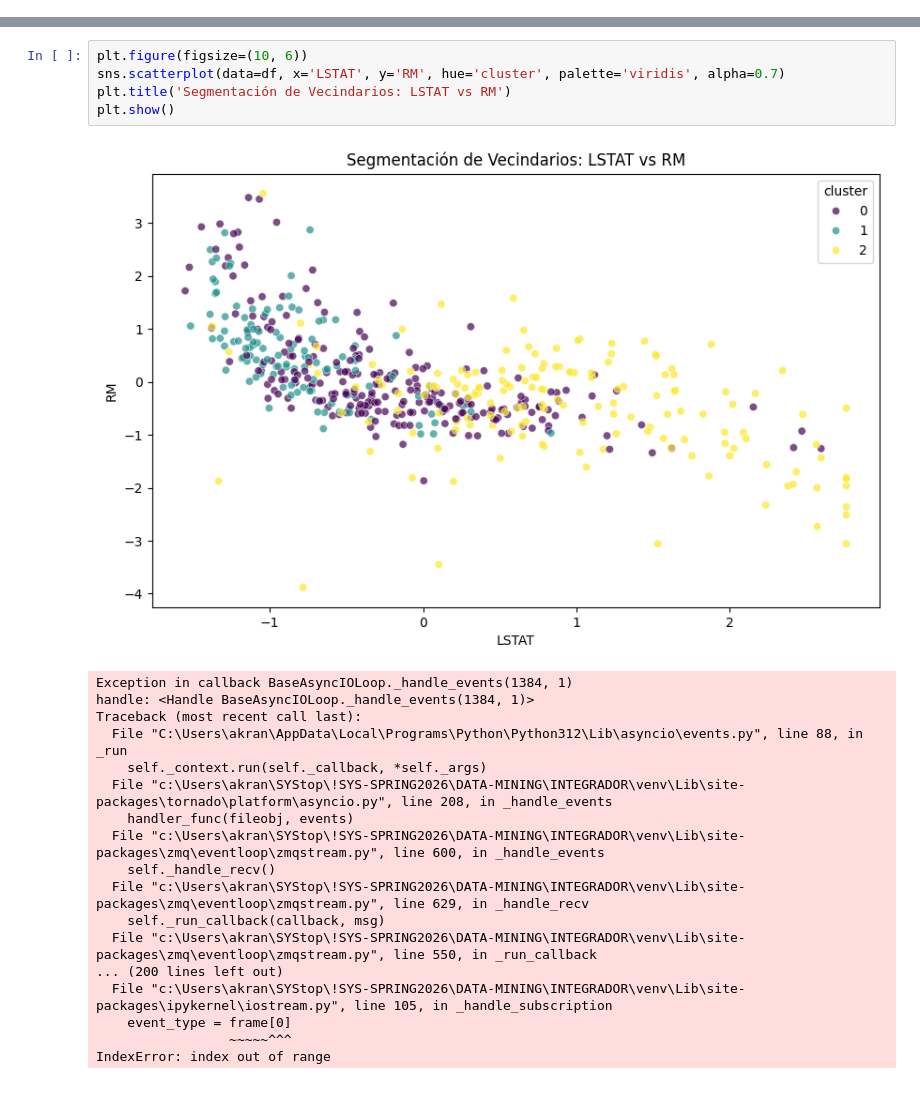
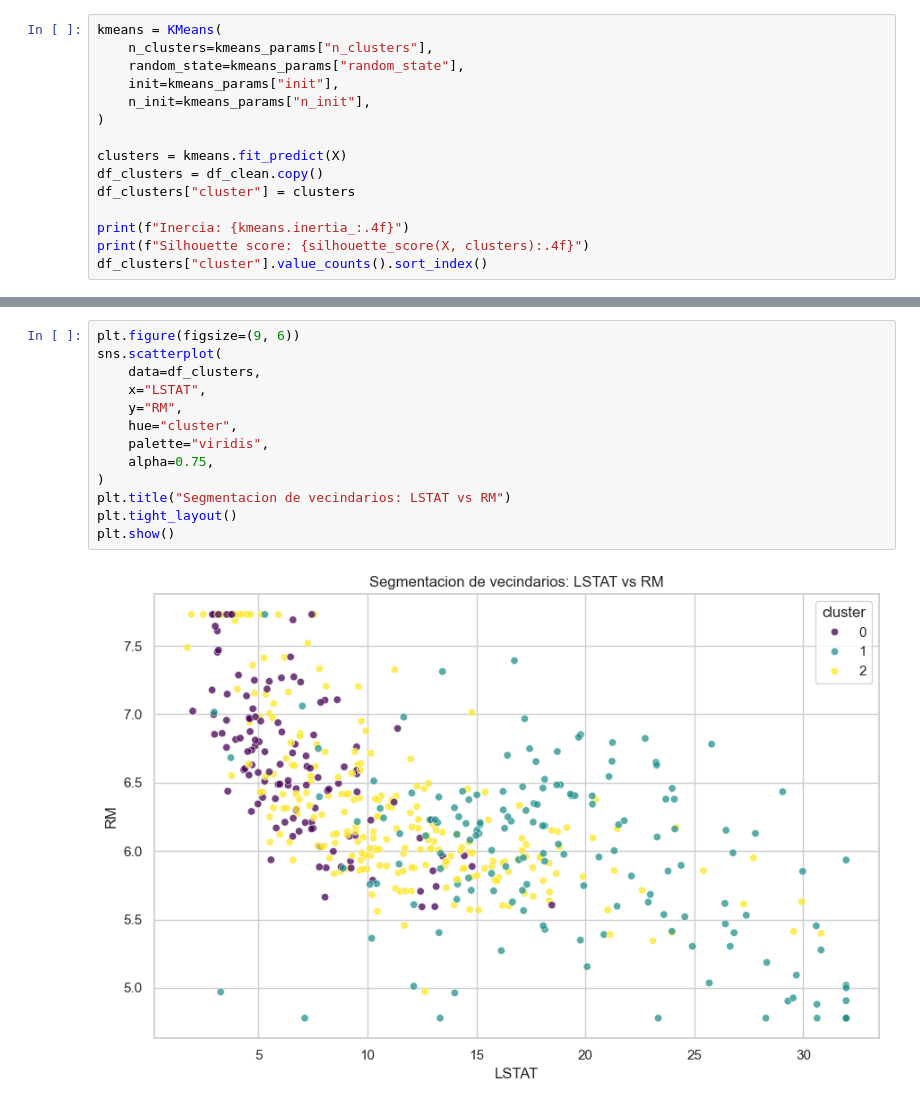
Before and after one commit to alexfdzv/Boston-Housing-Project, a Jupyter notebook: notebooks/04Kmeans.ipynb, the cells around one changed output, grey strips where cells are left out. Saved outputs shown, nothing was run; the diff lists cells and outputs as text.

```diff
--- a/notebooks/04Kmeans.ipynb
+++ b/notebooks/04Kmeans.ipynb
@@ -65,0 +138,15 @@ Analizamos cómo se distribuyen los vecindarios según el estatus socioeconómic
+# %%
+kmeans = KMeans(
+    n_clusters=kmeans_params["n_clusters"],
+    random_state=kmeans_params["random_state"],
+    init=kmeans_params["init"],
+    n_init=kmeans_params["n_init"],
+)
+
+clusters = kmeans.fit_predict(X)
+df_clusters = df_clean.copy()
+df_clusters["cluster"] = clusters
+
+print(f"Inercia: {kmeans.inertia_:.4f}")
+print(f"Silhouette score: {silhouette_score(X, clusters):.4f}")
+df_clusters["cluster"].value_counts().sort_index()
@@ -66,24 +222,15 @@ Analizamos cómo se distribuyen los vecindarios según el estatus socioeconómic
 # %%
-plt.figure(figsize=(10, 6))
-sns.scatterplot(data=df, x='LSTAT', y='RM', hue='cluster', palette='viridis', alpha=0.7)
-plt.title('Segmentación de Vecindarios: LSTAT vs RM')
+plt.figure(figsize=(9, 6))
+sns.scatterplot(
+    data=df_clusters,
+    x="LSTAT",
+    y="RM",
+    hue="cluster",
+    palette="viridis",
+    alpha=0.75,
+)
+plt.title("Segmentacion de vecindarios: LSTAT vs RM")
+plt.tight_layout()
 plt.show()
 # %% [output]
-[figure, old version]
+[figure, new version]
-Exception in callback BaseAsyncIOLoop._handle_events(1384, 1)
-handle: <Handle BaseAsyncIOLoop._handle_events(1384, 1)>
-Traceback (most recent call last):
-  File "C:\Users\akran\AppData\Local\Programs\Python\Python312\Lib\asyncio\events.py", line 88, in _run
-    self._context.run(self._callback, *self._args)
-  File "c:\Users\akran\SYStop\!SYS-SPRING2026\DATA-MINING\INTEGRADOR\venv\Lib\site-packages\tornado\platform\asyncio.py", line 208, in _handle_events
-    handler_func(fileobj, events)
-  File "c:\Users\akran\SYStop\!SYS-SPRING2026\DATA-MINING\INTEGRADOR\venv\Lib\site-packages\zmq\eventloop\zmqstream.py", line 600, in _handle_events
-    self._handle_recv()
-  File "c:\Users\akran\SYStop\!SYS-SPRING2026\DATA-MINING\INTEGRADOR\venv\Lib\site-packages\zmq\eventloop\zmqstream.py", line 629, in _handle_recv
-    self._run_callback(callback, msg)
-  File "c:\Users\akran\SYStop\!SYS-SPRING2026\DATA-MINING\INTEGRADOR\venv\Lib\site-packages\zmq\eventloop\zmqstream.py", line 550, in _run_callback
-... (200 lines left out)
-  File "c:\Users\akran\SYStop\!SYS-SPRING2026\DATA-MINING\INTEGRADOR\venv\Lib\site-packages\ipykernel\iostream.py", line 105, in _handle_subscription
-    event_type = frame[0]
-                 ~~~~~^^^
-IndexError: index out of range
```
Also changed, not shown: parts of 24 cells of this notebook.
